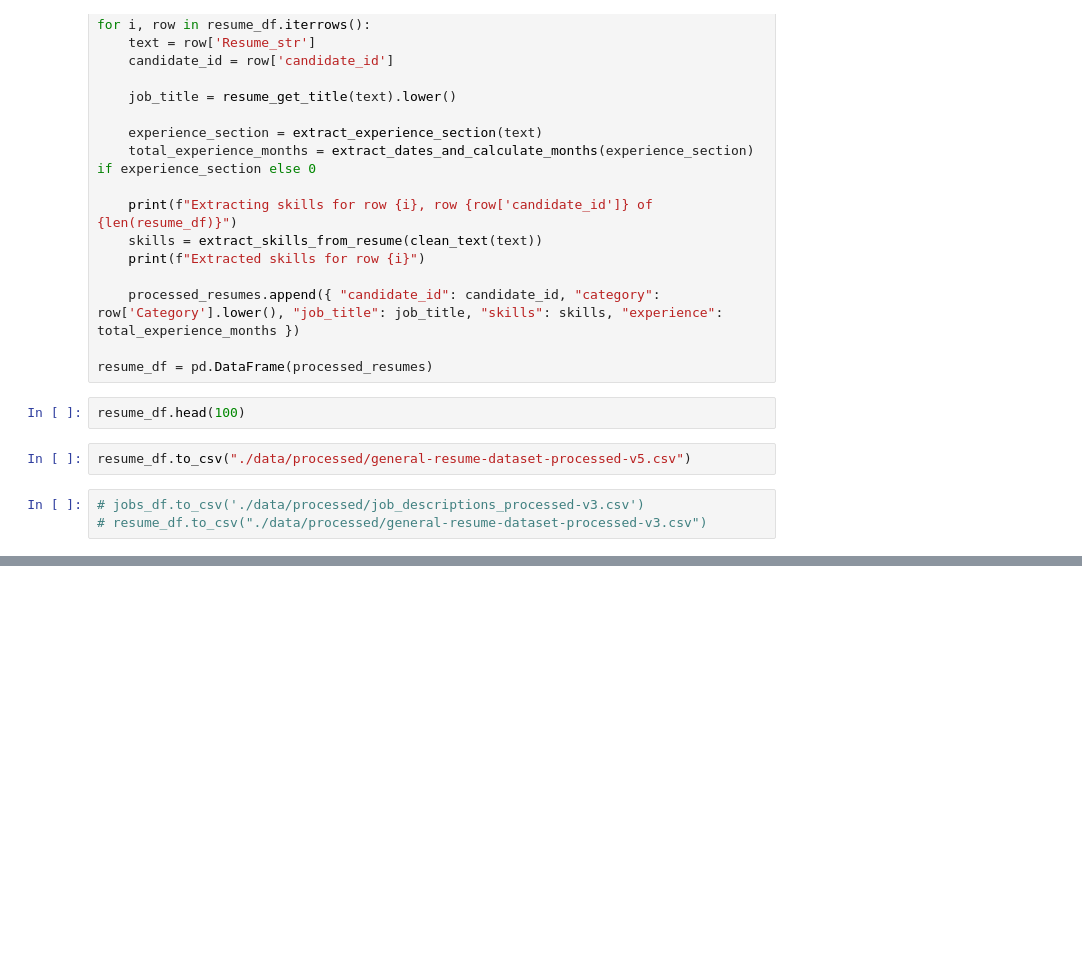
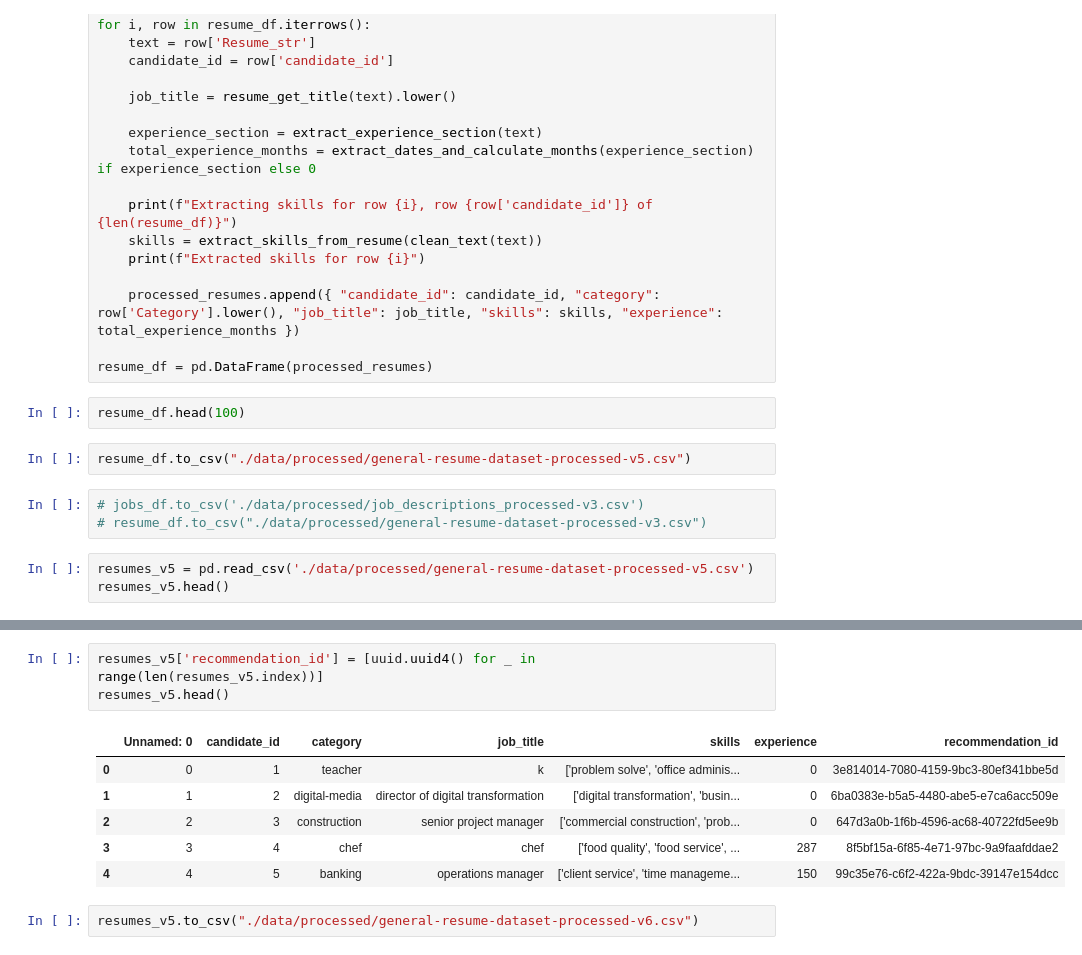
Before and after one commit to idontwannawakeup/recommendation-system-5-course-2-semester, a Jupyter notebook: data-processing-v1.ipynb, the cells around one changed output, grey strips where cells are left out. Saved outputs shown, nothing was run; the diff lists cells and outputs as text; blank space fills up the shorter version.

```diff
--- a/data-processing-v1.ipynb
+++ b/data-processing-v1.ipynb
@@ -152,3 +154,6 @@ resume_df.to_csv("./data/processed/general-resume-dataset-processed-v5.csv")
 # %%
 # jobs_df.to_csv('./data/processed/job_descriptions_processed-v3.csv')
 # resume_df.to_csv("./data/processed/general-resume-dataset-processed-v3.csv")
+# %%
+resumes_v5 = pd.read_csv('./data/processed/general-resume-dataset-processed-v5.csv')
+resumes_v5.head()
@@ -154,0 +167,12 @@ resume_df.to_csv("./data/processed/general-resume-dataset-processed-v5.csv")
+# %%
+resumes_v5['recommendation_id'] = [uuid.uuid4() for _ in range(len(resumes_v5.index))]
+resumes_v5.head()
+# %% [output]
+|  | Unnamed: 0 | candidate_id | category | job_title | skills | experience | recommendation_id |
+| 0 | 0 | 1 | teacher | k | ['problem solve', 'office adminis... | 0 | 3e814014-7080-4159-9bc3-80ef341bbe5d |
+| 1 | 1 | 2 | digital-media | director of digital transformation | ['digital transformation', 'busin... | 0 | 6ba0383e-b5a5-4480-abe5-e7ca6acc509e |
+| 2 | 2 | 3 | construction | senior project manager | ['commercial construction', 'prob... | 0 | 647d3a0b-1f6b-4596-ac68-40722fd5ee9b |
+| 3 | 3 | 4 | chef | chef | ['food quality', 'food service', ... | 287 | 8f5bf15a-6f85-4e71-97bc-9a9faafddae2 |
+| 4 | 4 | 5 | banking | operations manager | ['client service', 'time manageme... | 150 | 99c35e76-c6f2-422a-9bdc-39147e154dcc |
+# %%
+resumes_v5.to_csv("./data/processed/general-resume-dataset-processed-v6.csv")
```
Also changed, not shown: parts of 2 cells of this notebook, 2 other files.
